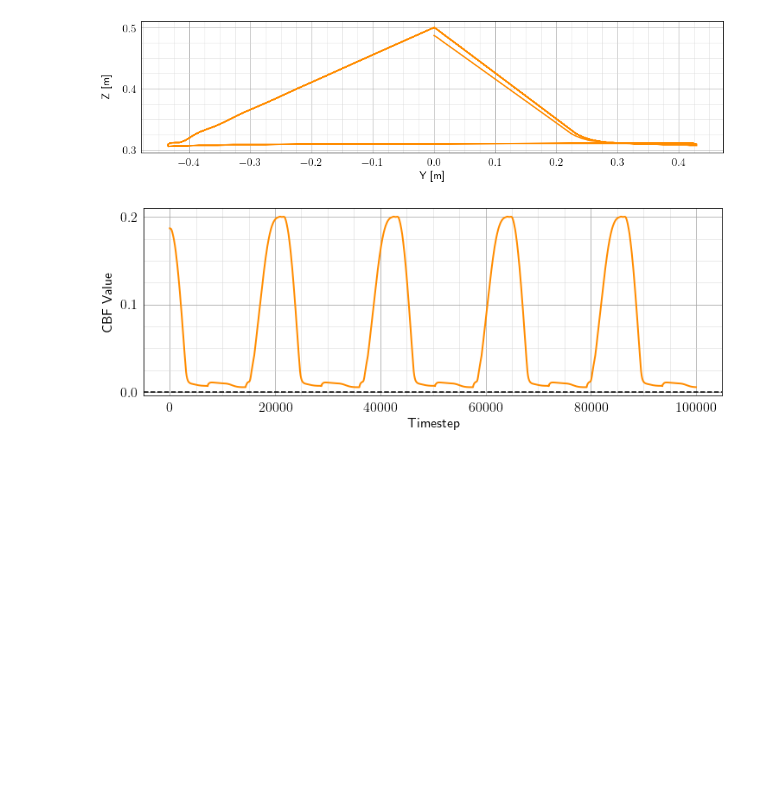
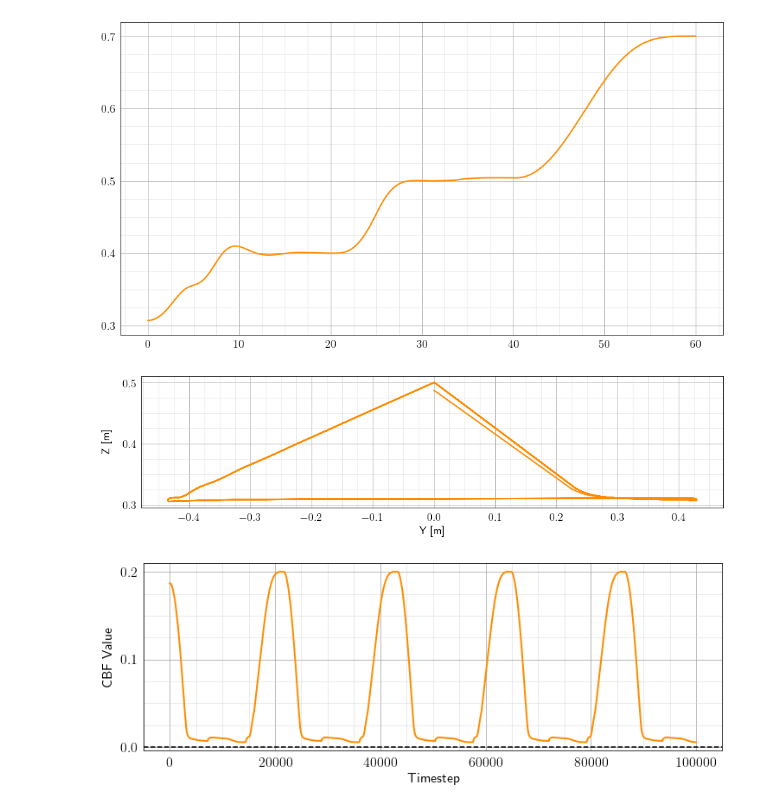
Before and after one commit to BolunDai0216/FR3CBFSim, a Jupyter notebook: notebooks/EndEffectorTrajPlot.ipynb, the cells around one changed output. Drawn from its saved outputs; the diff is of its cells as text; code cells hidden in the pictures; blank space fills up the shorter version.

```diff
--- a/notebooks/EndEffectorTrajPlot.ipynb
+++ b/notebooks/EndEffectorTrajPlot.ipynb
@@ -54,3 +76,17 @@ def get_controls_from_history(history):
+# %%
+fig, ax = plt.subplots(1, 1, figsize=(15, 8))
+time = np.arange(P_EE_arr[:, 0].shape[0]) * 1e-3
+ax.plot(time, P_EE_arr[:, 0], color="darkorange", linewidth=2)
+
+ax.xaxis.set_major_locator(MultipleLocator(10))
+ax.xaxis.set_minor_locator(MultipleLocator(2.5))
+ax.yaxis.set_major_locator(MultipleLocator(0.1))
+ax.yaxis.set_minor_locator(MultipleLocator(0.025))
+ax.grid(True, "minor", color="0.85", linewidth=0.50, zorder=-20)
+ax.grid(True, "major", color="0.65", linewidth=0.75, zorder=-10)
+ax.tick_params(which="both", bottom=False, left=False)
+# %% [output]
+[figure, added]
 # %%
 P_EE_arr = get_P_EE_from_history(history)
 cbf_arr = get_cbf_from_history(history)
```
Also changed, not shown: parts of 2 cells of this notebook, 4 other files.
